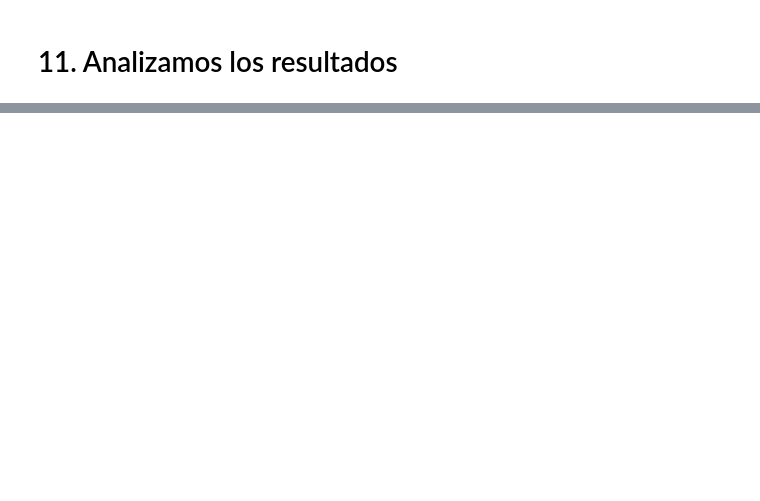
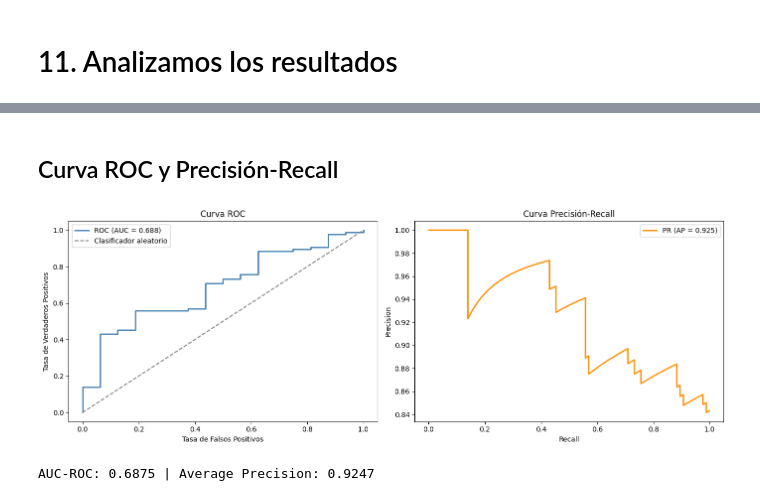
Before and after one commit to sebastianb92/nlp-labs, a Jupyter notebook: Session3/1-Transformers.ipynb, the cells around one changed output, grey strips where cells are left out. Saved outputs shown, nothing was run; the diff lists cells and outputs as text; code cells hidden in the pictures; blank space fills up the shorter version.

```diff
--- a/Session3/1-Transformers.ipynb
+++ b/Session3/1-Transformers.ipynb
@@ -734,0 +1046,46 @@ print(classification_report(df_results['etiqueta_real'], df_results['prediccion'
+# %% [markdown]
+## Curva ROC y Precisión-Recall
+# %%
+import torch
+import matplotlib.pyplot as plt
+from sklearn.metrics import roc_curve, auc, precision_recall_curve, average_precision_score
+
+model.eval()
+all_probs, all_true = [], []
+
+with torch.no_grad():
+    for batch_data in test_loader:
+        x_b    = batch_data['input_ids']
+        mask_b = batch_data['attention_mask']
+        y_b    = batch_data['y']
+        logits = model(x_b, mask_b)
+        probs  = torch.softmax(logits, dim=-1)[:, 1]   # probabilidad clase positiva
+        all_probs.extend(probs.cpu().numpy())
+        all_true.extend(y_b.cpu().numpy())
+
+fpr, tpr, _        = roc_curve(all_true, all_probs)
+roc_auc            = auc(fpr, tpr)
+prec, rec, _       = precision_recall_curve(all_true, all_probs)
+avg_precision      = average_precision_score(all_true, all_probs)
+
+fig, axes = plt.subplots(1, 2, figsize=(14, 5))
+
+axes[0].plot(fpr, tpr, color='steelblue', lw=2, label=f'ROC (AUC = {roc_auc:.3f})')
+axes[0].plot([0, 1], [0, 1], color='gray', linestyle='--', label='Clasificador aleatorio')
+axes[0].set_xlabel('Tasa de Falsos Positivos')
+axes[0].set_ylabel('Tasa de Verdaderos Positivos')
+axes[0].set_title('Curva ROC')
+axes[0].legend()
+
+axes[1].plot(rec, prec, color='darkorange', lw=2, label=f'PR (AP = {avg_precision:.3f})')
+axes[1].set_xlabel('Recall')
+axes[1].set_ylabel('Precision')
+axes[1].set_title('Curva Precisión-Recall')
+axes[1].legend()
+
+plt.tight_layout()
+plt.show()
+print(f"AUC-ROC: {roc_auc:.4f} | Average Precision: {avg_precision:.4f}")
+# %% [output]
+[figure, added]
+AUC-ROC: 0.6875 | Average Precision: 0.9247
```
Also changed, not shown: parts of 46 cells of this notebook.
